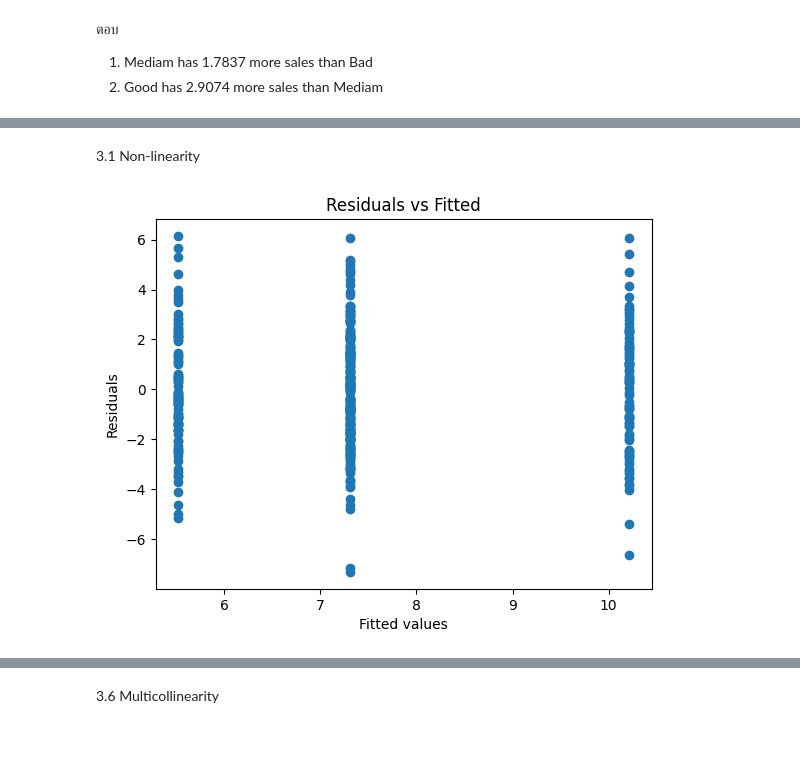
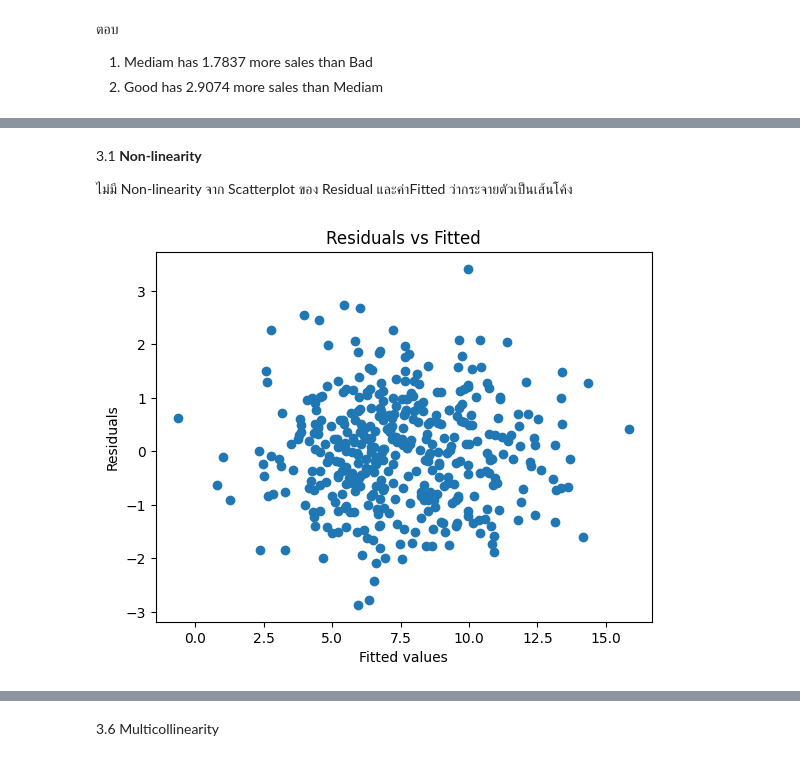
Before and after one commit to nichanankhantha/229351-StatLearningforDatasci1, a Jupyter notebook: 229351-LAB06.ipynb, the cells around one changed output, grey strips where cells are left out. Saved outputs shown, nothing was run; the diff lists cells and outputs as text; code cells hidden in the pictures.

```diff
--- a/229351-LAB06.ipynb
+++ b/229351-LAB06.ipynb
@@ -247,12 +418,12 @@ all_predictors = '+'.join(carseats.columns.drop('Sales')) #ใช้สูตร
   3.6 Multicollinearity
 # %%
 # อ่านไฟล์ csv ก่อนเพื่อหา missing values
-auto = pd.read_csv('Carseats.csv', na_values=["?"])
+carseats = pd.read_csv('Carseats.csv', na_values=["?"])
 
 # ลบแถวที่มี missing values
-auto = auto.dropna()
+carseats = carseats.dropna()
 
-auto.head()
+carseats.head()
 # %% [output]
 |  | Sales | CompPrice | Income | Advertising | Population | Price | ShelveLoc | Age | Education | Urban | ... |
 | 0 | 9.50 | 138 | 73 | 11 | 276 | 120 | Bad | 42 | 17 | Yes | ... |
@@ -262,8 +433,8 @@ auto.head()
 | 4 | 4.15 | 141 | 64 | 3 | 340 | 128 | Bad | 38 | 13 | Yes | ... |
 # %%
 # simple linear regression on Auto dataset
-auto_lr = smf.ols('Sales ~ ShelveLoc ', data=auto).fit()
-print(auto_lr.summary())
+carseats_lr = smf.ols('Sales ~ ShelveLoc ', data=carseats).fit()
+print(carseats_lr.summary())
 # %% [output]
                             OLS Regression Results
 ==============================================================================
@@ -310,16 +460,18 @@ Length: 400, dtype: float64
 # %%
 # Fitted values
-auto_fitted_ = auto_lr.fittedvalues
+carseats_fitted_ = carseats_lr.fittedvalues
 
 # Residuals
-auto_res_ = auto_lr.resid
+carseats_res_ = carseats_lr.resid
-# %% [markdown]
-3.1 Non-linearity
+# %% [markdown]
+3.1 **Non-linearity**
+
+ไม่มี Non-linearity จาก Scatterplot ของ Residual และค่าFitted ว่ากระจายตัวเป็นเส้นโค้ง
 # %%
-plt.scatter(auto_fitted, auto_res)
+plt.scatter(carseats_fitted_, carseats_res_)
 plt.title('Residuals vs Fitted')
 plt.xlabel('Fitted values')
 plt.ylabel('Residuals');
 # %% [output]
-[figure, old version]
+[figure, new version]
 # %%
```
Also changed, not shown: parts of 34 cells of this notebook.
